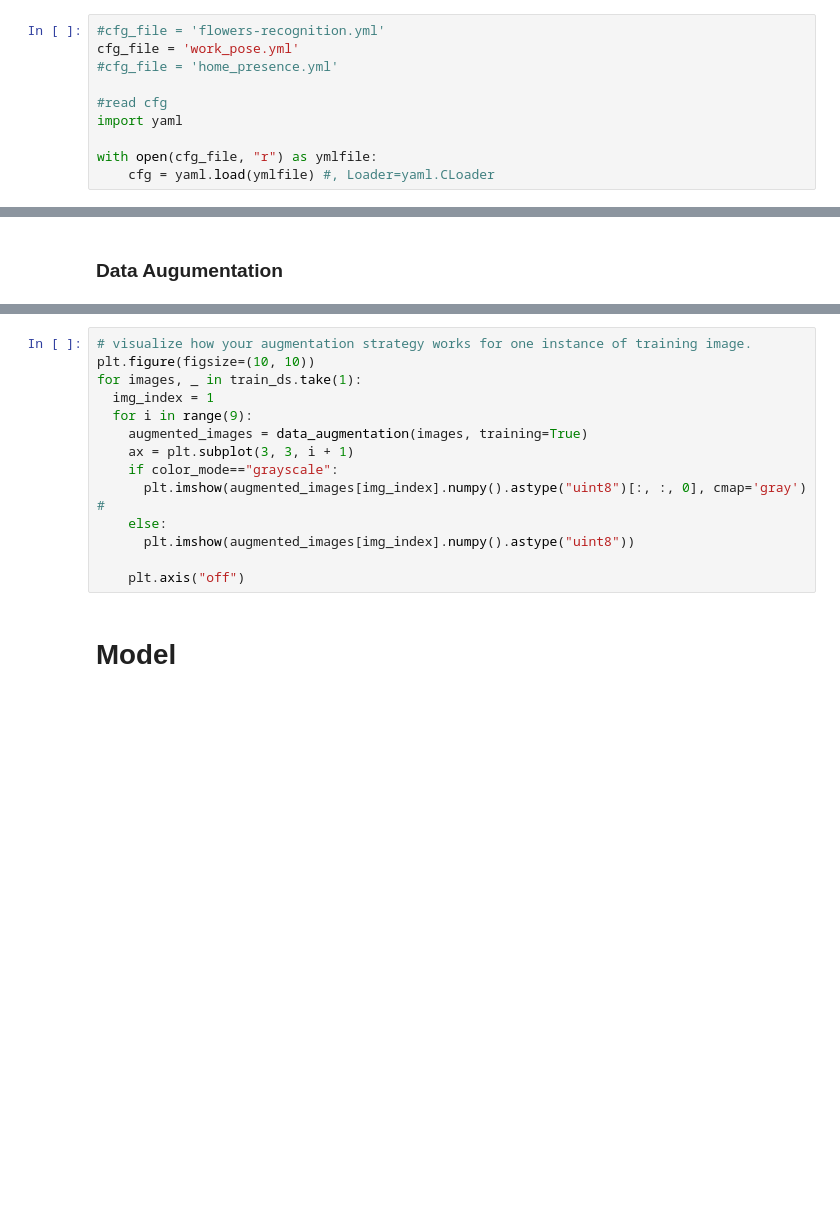
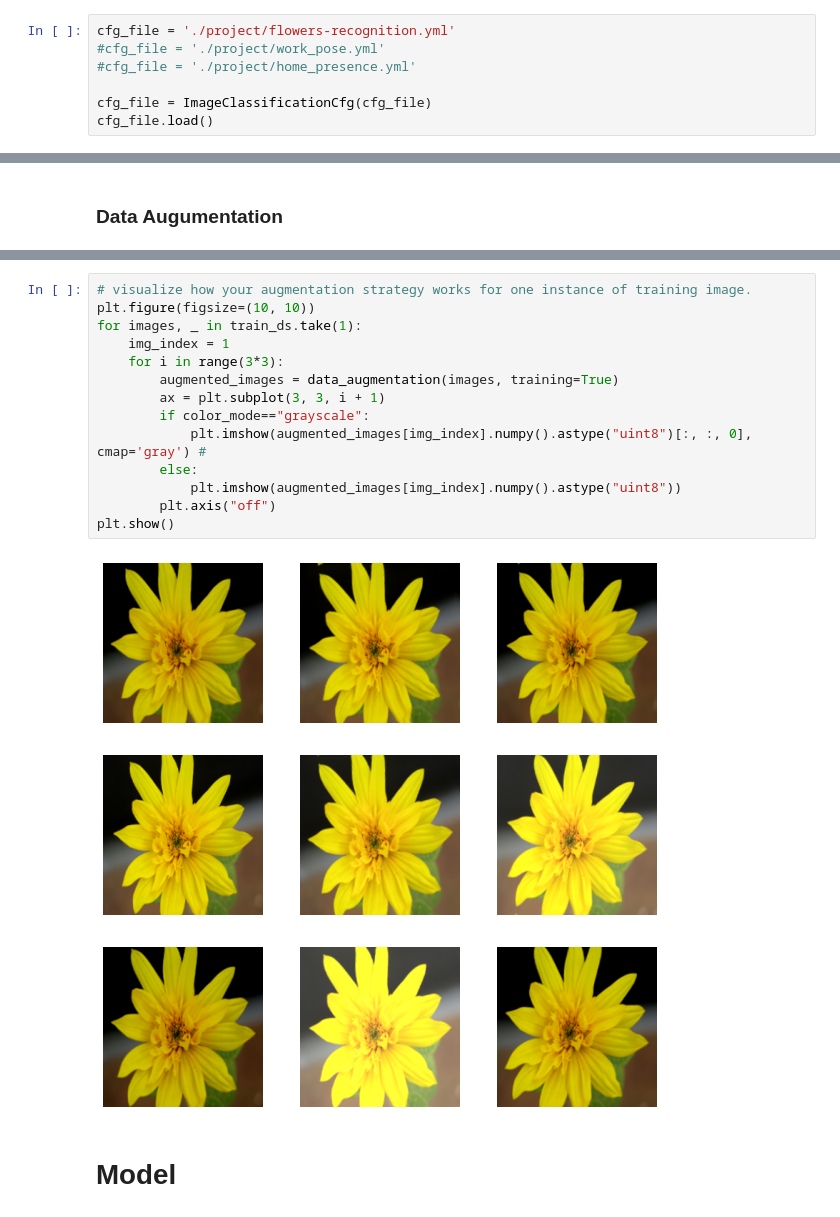
Before and after one commit to akshath/image_classification_kit_keras, a Jupyter notebook: ImageClassificationTrainModel.ipynb, the cells around one changed output, grey strips where cells are left out. Cells and saved outputs as stored; diff of their text form; blank space fills up the shorter version.

```diff
--- a/ImageClassificationTrainModel.ipynb
+++ b/ImageClassificationTrainModel.ipynb
@@ -64,10 +101,7 @@ for x in tf.config.list_physical_devices():
 # %%
-#cfg_file = 'flowers-recognition.yml'
-cfg_file = 'work_pose.yml'
-#cfg_file = 'home_presence.yml'
+cfg_file = './project/flowers-recognition.yml'
+#cfg_file = './project/work_pose.yml'
+#cfg_file = './project/home_presence.yml'
 
-#read cfg
-import yaml
-
-with open(cfg_file, "r") as ymlfile:
-    cfg = yaml.load(ymlfile) #, Loader=yaml.CLoader
+cfg_file = ImageClassificationCfg(cfg_file)
+cfg_file.load()
@@ -258,17 +278,19 @@ data_augmentation = Sequential(
 # %%
 # visualize how your augmentation strategy works for one instance of training image.
 plt.figure(figsize=(10, 10))
 for images, _ in train_ds.take(1):
-  img_index = 1
-  for i in range(9):
-    augmented_images = data_augmentation(images, training=True)
-    ax = plt.subplot(3, 3, i + 1)
-    if color_mode=="grayscale":
-      plt.imshow(augmented_images[img_index].numpy().astype("uint8")[:, :, 0], cmap='gray') #
-    else:
-      plt.imshow(augmented_images[img_index].numpy().astype("uint8"))
-
-    plt.axis("off")
+    img_index = 1
+    for i in range(3*3):
+        augmented_images = data_augmentation(images, training=True)
+        ax = plt.subplot(3, 3, i + 1)
+        if color_mode=="grayscale":
+            plt.imshow(augmented_images[img_index].numpy().astype("uint8")[:, :, 0], cmap='gray') #
+        else:
+            plt.imshow(augmented_images[img_index].numpy().astype("uint8"))
+        plt.axis("off")
+plt.show()
+# %% [output]
+[figure, added]
 # %% [markdown]
 # Model
 # %%
```
Also changed, not shown: parts of 41 cells of this notebook, 8 other files.
